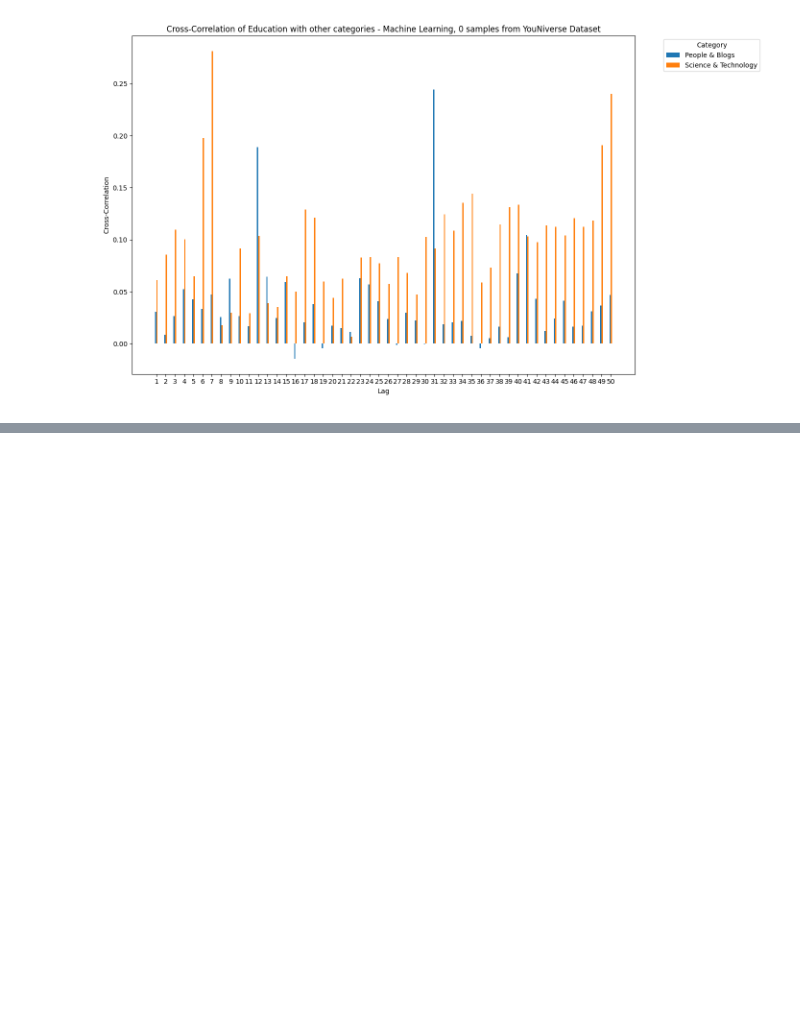
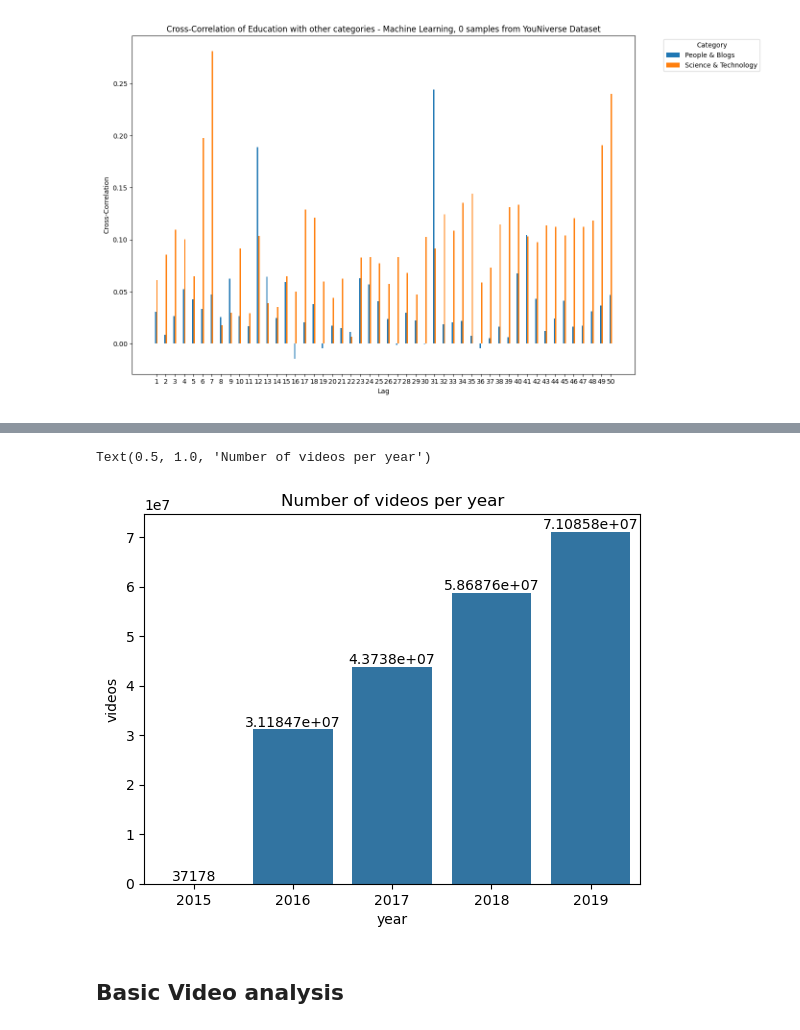
Before and after one commit to epfl-ada/ada-2024-project-sickada, a Jupyter notebook: results.ipynb, the cells around one changed output, grey strips where cells are left out. Drawn from its saved outputs; the diff is of its cells as text; code cells hidden in the pictures; blank space fills up the shorter version.

```diff
--- a/results.ipynb
+++ b/results.ipynb
@@ -239,0 +298,18 @@ for freq in frequencies:
+# %%
+videos_per_year = (
+    df_ts.groupby(['year', 'channel'], as_index=False)['videos']
+    .max()                          # Get the max videos per channel per year
+    .groupby('year', as_index=False)['videos']
+    .sum()                          # Sum across channels for each year
+    .set_index('year')['videos']    # Set 'year' as index for convenience
+)
+
+barplot = sns.barplot(videos_per_year)
+for container in barplot.containers :
+    barplot.bar_label(container, label_type='edge')
+plt.title('Number of videos per year');
+# %% [output]
+Text(0.5, 1.0, 'Number of videos per year')
+[figure, added]
+# %% [markdown]
+## Basic Video analysis
```
Also changed, not shown: parts of 8 cells of this notebook, 1 other file.
